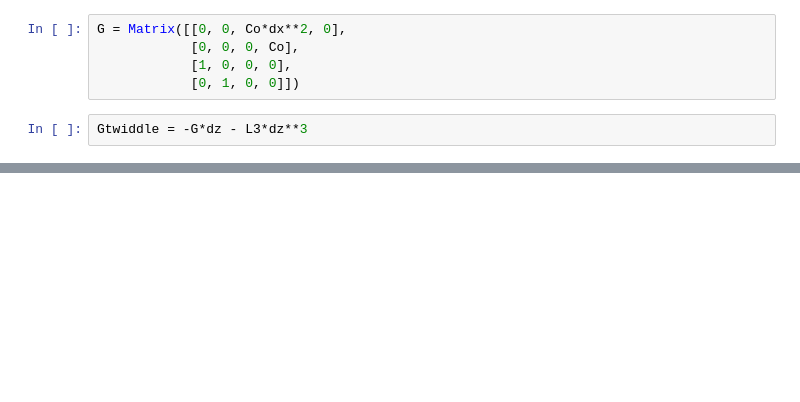
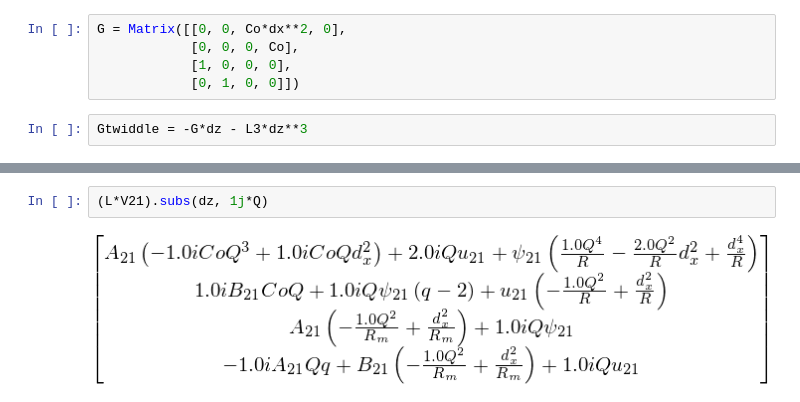
Before and after one commit to jsoishi/weakly_nonlinear_mri, a Jupyter notebook: python/adjoint solution.ipynb, the cells around one changed output, grey strips where cells are left out. Drawn from its saved outputs; the diff is of its cells as text; blank space fills up the shorter version.

```diff
--- a/python/adjoint solution.ipynb
+++ b/python/adjoint solution.ipynb
@@ -528,0 +535,4 @@ TypeError: unsupported operand type(s) for *: 'Add' and 'instancemethod'
+# %%
+(L*V21).subs(dz, 1j*Q)
+# %% [output]
+[figure, added]
```
Also changed, not shown: parts of 9 cells of this notebook, 6 other files.
